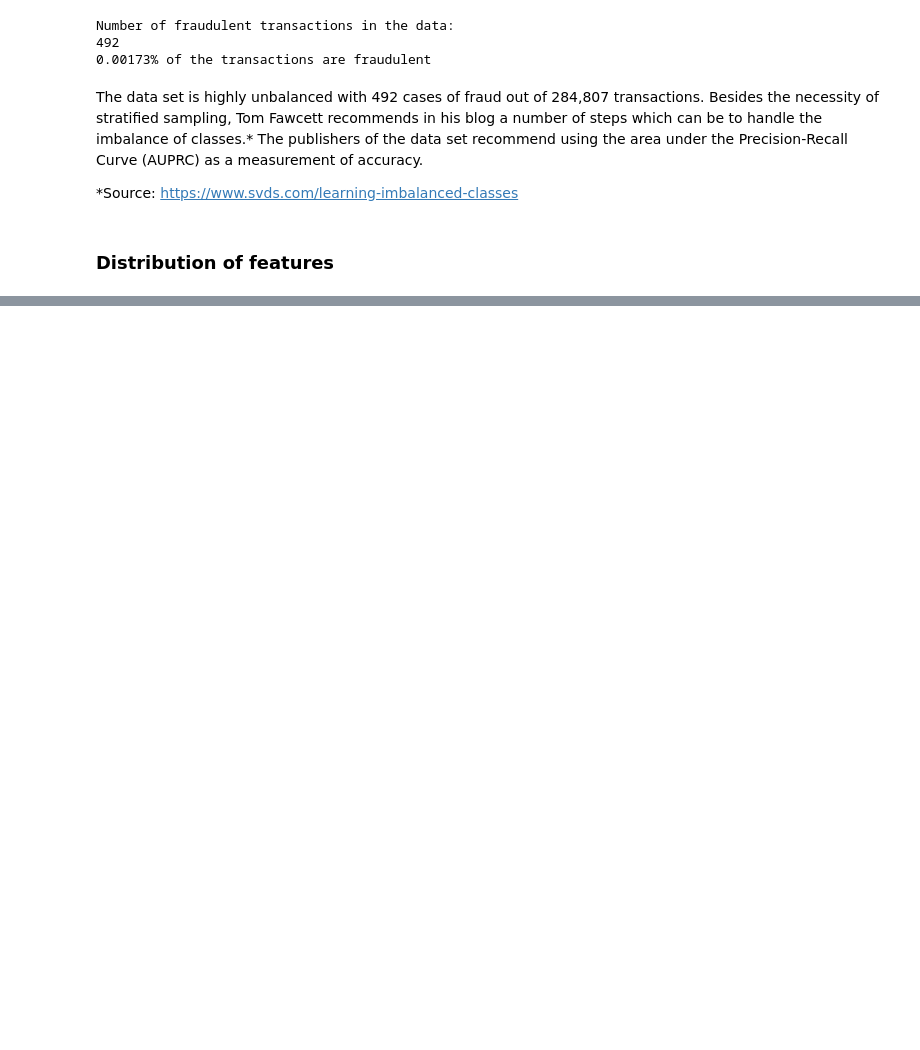
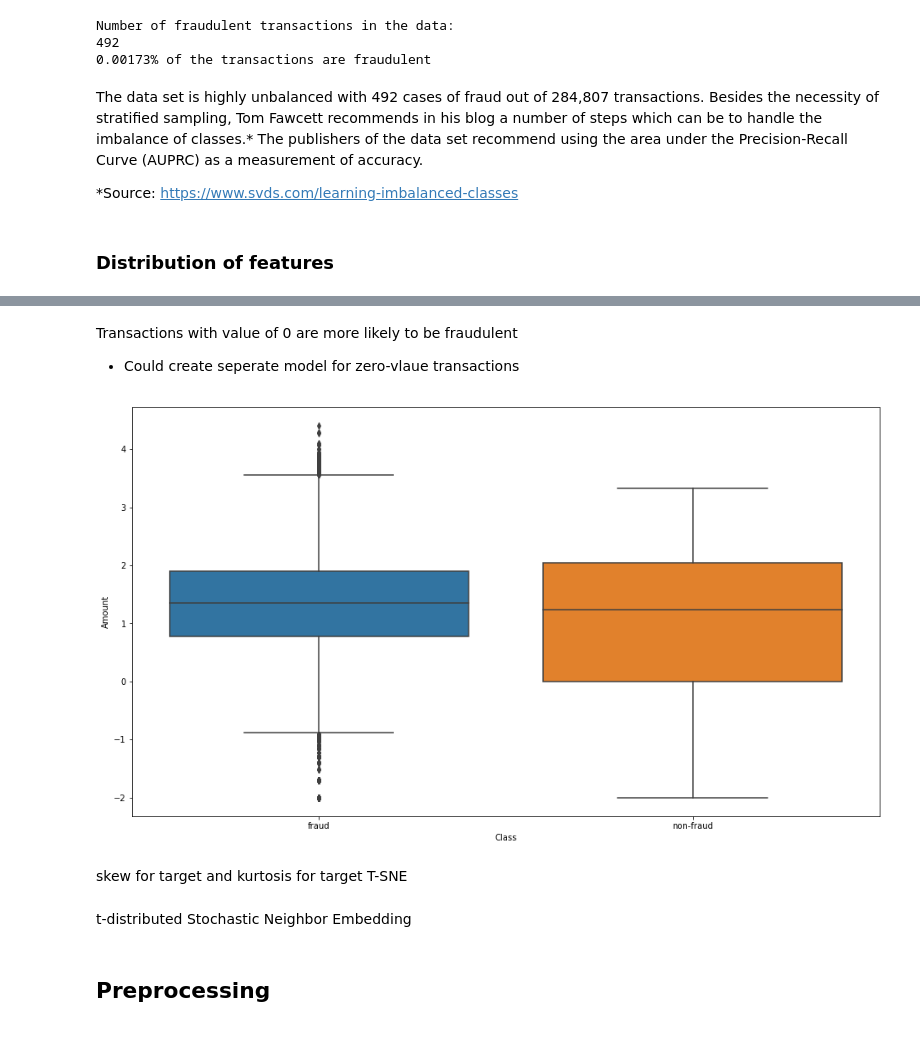
Before and after one commit to abfu/credt_card_fraud_detection, a Jupyter notebook: fraud_detection.ipynb, the cells around one changed output, grey strips where cells are left out. Cells and saved outputs as stored; diff of their text form; code cells hidden in the pictures; blank space fills up the shorter version.

```diff
--- a/fraud_detection.ipynb
+++ b/fraud_detection.ipynb
@@ -124,0 +233,19 @@ the area under the Precision-Recall Curve (AUPRC) as a measurement of accuracy.
+# %% [markdown]
+Transactions with value of 0 are more likely to be fraudulent
+* Could create seperate model for zero-vlaue transactions
+# %%
+data_log = pd.DataFrame()
+data_log['Amount'] = data['Amount'].replace(0, -1)
+
+plt.figure(figsize=(16, 9))
+sns.boxplot(y=np.log10(data_log['Amount']), x='Class', data=data)
+plt.xticks(np.arange(0, 2), ('fraud', 'non-fraud'))
+plt.show()
+
+del(data_log)
+# %% [output]
+[figure, added]
+# %% [markdown]
+skew for target and kurtosis for target T-SNE
+# %% [markdown]
+t-distributed Stochastic Neighbor Embedding
@@ -124,0 +254,5 @@ the area under the Precision-Recall Curve (AUPRC) as a measurement of accuracy.
+# %% [markdown]
+<a id='section4'></a>
+## Preprocessing
+# %% [markdown]
+<a id='section4.1'></a>
```
Also changed, not shown: parts of 19 cells of this notebook.
